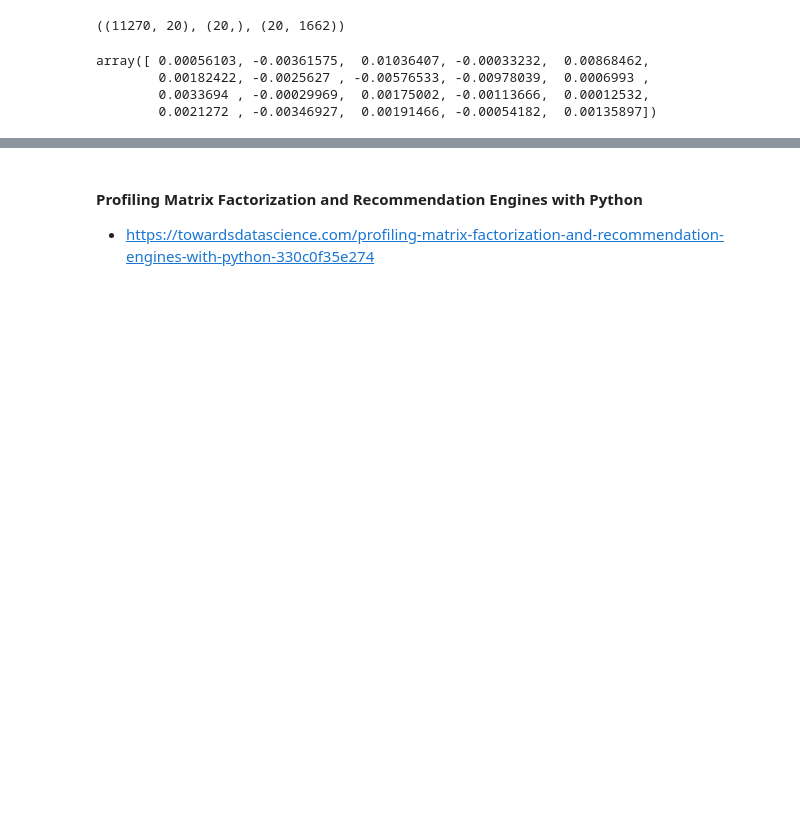
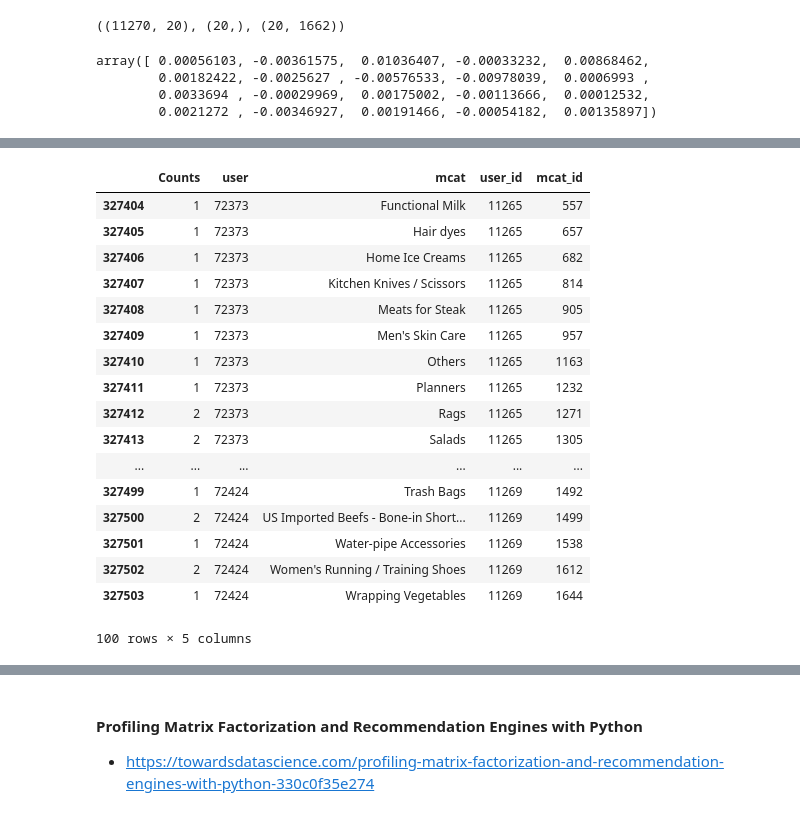
Before and after one commit to hojisu/recommendation-project, a Jupyter notebook: EDA.ipynb, the cells around one changed output, grey strips where cells are left out. Cells and saved outputs as stored; diff of their text form; code cells hidden in the pictures; blank space fills up the shorter version.

```diff
--- a/EDA.ipynb
+++ b/EDA.ipynb
@@ -281,0 +293,2 @@ array([ 0.00056103, -0.00361575,  0.01036407, -0.00033232,  0.00868462,
+# %%
+data = df3.copy()
@@ -281,0 +306,6 @@ array([ 0.00056103, -0.00361575,  0.01036407, -0.00033232,  0.00868462,
+# %%
+# Create a numeric user_id and mcat_id column
+data['user'] = data['clnt_id'].astype('category')
+data['mcat'] = data['clac_nm3'].astype("category")
+data['user_id'] = data['user'].cat.codes
+data['mcat_id'] = data['mcat'].cat.codes
@@ -281,0 +327,23 @@ array([ 0.00056103, -0.00361575,  0.01036407, -0.00033232,  0.00868462,
+# %%
+data.drop(['clnt_id', 'clac_nm3'], axis=1, inplace=True)
+# %%
+data.tail(100)
+# %% [output]
+|  | Counts | user | mcat | user_id | mcat_id |
+| 327404 | 1 | 72373 | Functional Milk | 11265 | 557 |
+| 327405 | 1 | 72373 | Hair dyes | 11265 | 657 |
+| 327406 | 1 | 72373 | Home Ice Creams | 11265 | 682 |
+| 327407 | 1 | 72373 | Kitchen Knives / Scissors | 11265 | 814 |
+| 327408 | 1 | 72373 | Meats for Steak | 11265 | 905 |
+| 327409 | 1 | 72373 | Men's Skin Care | 11265 | 957 |
+| 327410 | 1 | 72373 | Others | 11265 | 1163 |
+| 327411 | 1 | 72373 | Planners | 11265 | 1232 |
+| 327412 | 2 | 72373 | Rags | 11265 | 1271 |
+| 327413 | 2 | 72373 | Salads | 11265 | 1305 |
+| ... | ... | ... | ... | ... | ... |
+| 327499 | 1 | 72424 | Trash Bags | 11269 | 1492 |
+| 327500 | 2 | 72424 | US Imported Beefs - Bone-in Short... | 11269 | 1499 |
+| 327501 | 1 | 72424 | Water-pipe Accessories | 11269 | 1538 |
+| 327502 | 2 | 72424 | Women's Running / Training Shoes | 11269 | 1612 |
+| 327503 | 1 | 72424 | Wrapping Vegetables | 11269 | 1644 |
+100 rows × 5 columns
```
Also changed, not shown: parts of 19 cells of this notebook.
